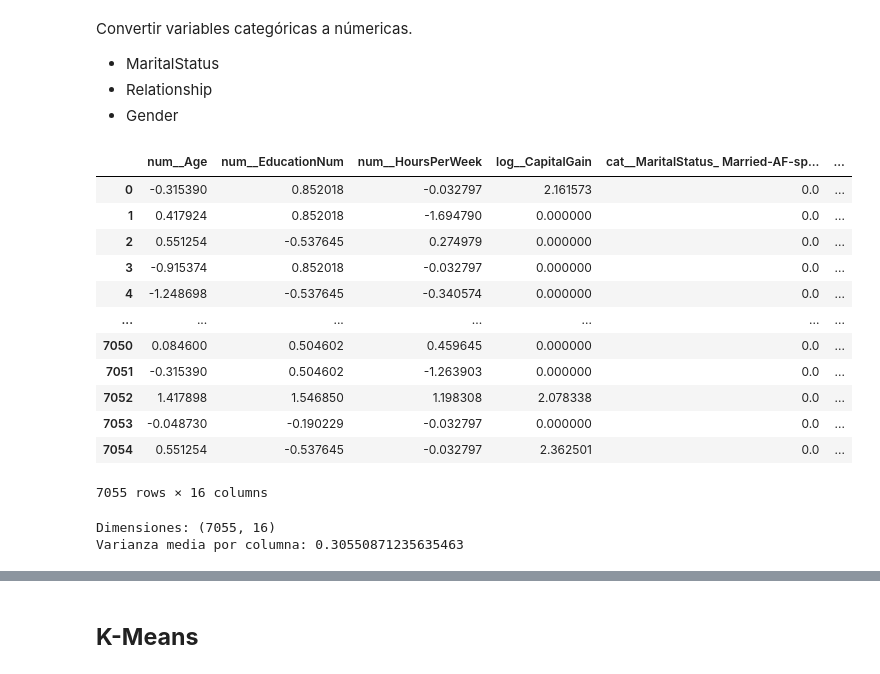
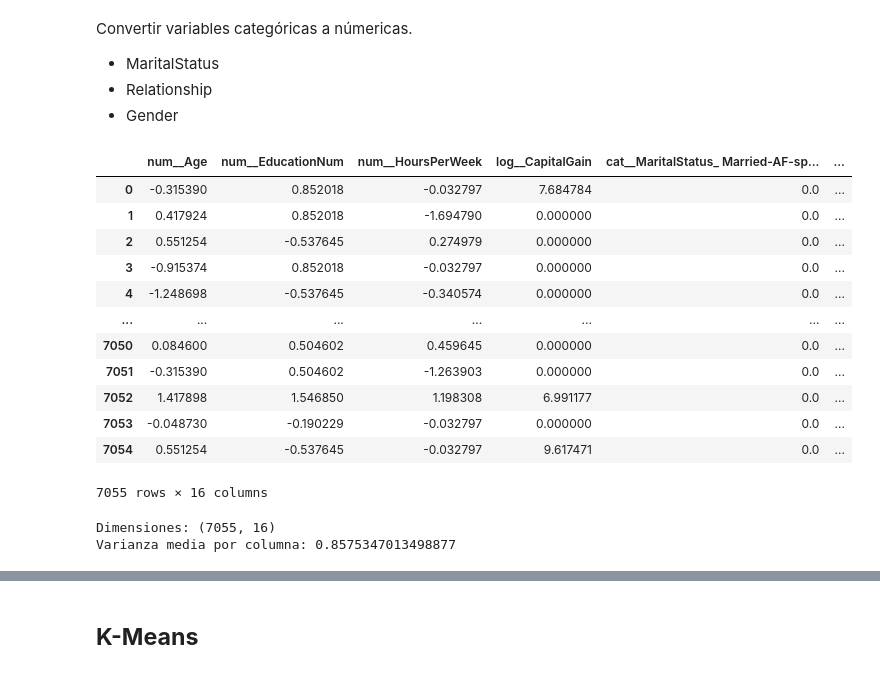
Before and after one commit to JoseCervantes06/Proyecto1_Equipo20_Cervantes-Reyes, a Jupyter notebook: fase2.ipynb, the cells around one changed output, grey strips where cells are left out. Cells and saved outputs as stored; diff of their text form; code cells hidden in the pictures.

```diff
--- a/fase2.ipynb
+++ b/fase2.ipynb
@@ -199,35 +199,35 @@ cat_cols = ['MaritalStatus', 'Gender', 'Relationship']
 num_pipeline = Pipeline([
     ('scaler', StandardScaler())
 ])
 
 log_pipeline = Pipeline([
     ('log', FunctionTransformer(np.log1p, feature_names_out='one-to-one')),
-    # ('scaler', RobustScaler())
+    ('scaler', RobustScaler())
 ])
 
 cat_pipeline = Pipeline([
     ('onehot', OneHotEncoder(drop = 'first')),
 ])
 
 ct = ColumnTransformer(
     [
         ('num', num_pipeline, num_cols),
         ('log', log_pipeline, num_col_outlier),
         ('cat', cat_pipeline, cat_cols)
     ]
 )
 
 cluster1_data = ct.fit_transform(data)
 
 cluster1_df = pd.DataFrame(
     cluster1_data,
     columns=ct.get_feature_names_out()
 )
 
 cluster1_df
 # %% [output]
 |  | num__Age | num__EducationNum | num__HoursPerWeek | log__CapitalGain | cat__MaritalStatus_ Married-AF-sp... | ... |
-| 0 | -0.315390 | 0.852018 | -0.032797 | 2.161573 | 0.0 | ... |
+| 0 | -0.315390 | 0.852018 | -0.032797 | 7.684784 | 0.0 | ... |
 | 1 | 0.417924 | 0.852018 | -1.694790 | 0.000000 | 0.0 | ... |
 | 2 | 0.551254 | -0.537645 | 0.274979 | 0.000000 | 0.0 | ... |
 | 3 | -0.915374 | 0.852018 | -0.032797 | 0.000000 | 0.0 | ... |
@@ -235,14 +235,14 @@ cluster1_df
 | ... | ... | ... | ... | ... | ... | ... |
 | 7050 | 0.084600 | 0.504602 | 0.459645 | 0.000000 | 0.0 | ... |
 | 7051 | -0.315390 | 0.504602 | -1.263903 | 0.000000 | 0.0 | ... |
-| 7052 | 1.417898 | 1.546850 | 1.198308 | 2.078338 | 0.0 | ... |
+| 7052 | 1.417898 | 1.546850 | 1.198308 | 6.991177 | 0.0 | ... |
 | 7053 | -0.048730 | -0.190229 | -0.032797 | 0.000000 | 0.0 | ... |
-| 7054 | 0.551254 | -0.537645 | -0.032797 | 2.362501 | 0.0 | ... |
+| 7054 | 0.551254 | -0.537645 | -0.032797 | 9.617471 | 0.0 | ... |
 7055 rows × 16 columns
 # %%
 print("Dimensiones:", cluster1_df.shape)
 print("Varianza media por columna:", cluster1_df.var().mean())
 # %% [output]
 Dimensiones: (7055, 16)
-Varianza media por columna: 0.30550871235635463
+Varianza media por columna: 0.8575347013498877
 # %%
```
Also changed, not shown: parts of 12 cells of this notebook.
